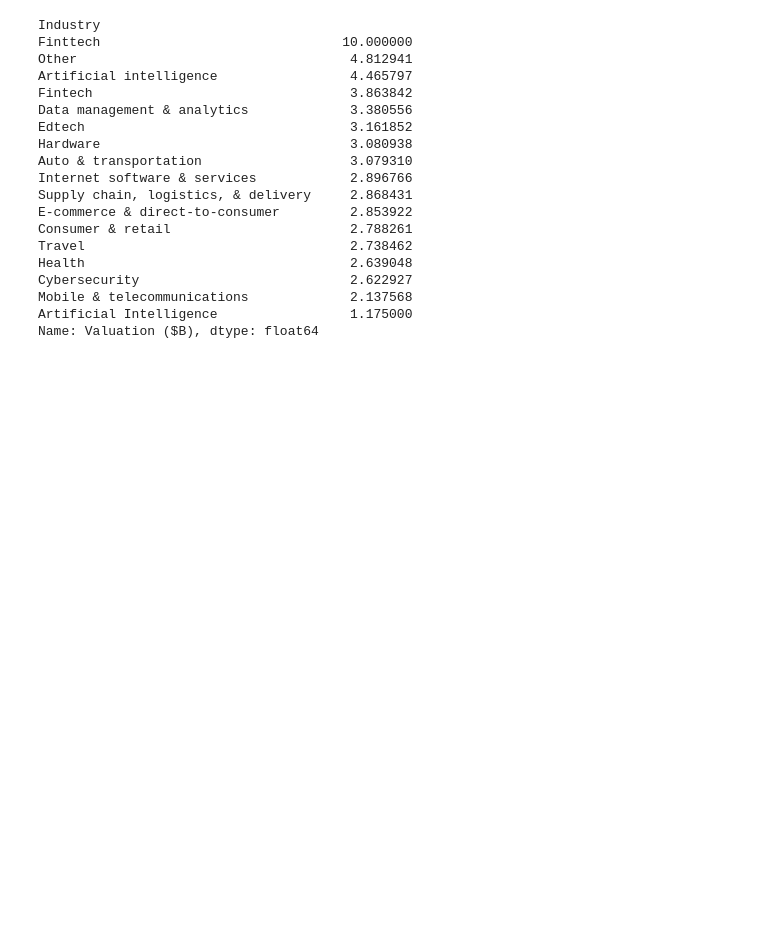
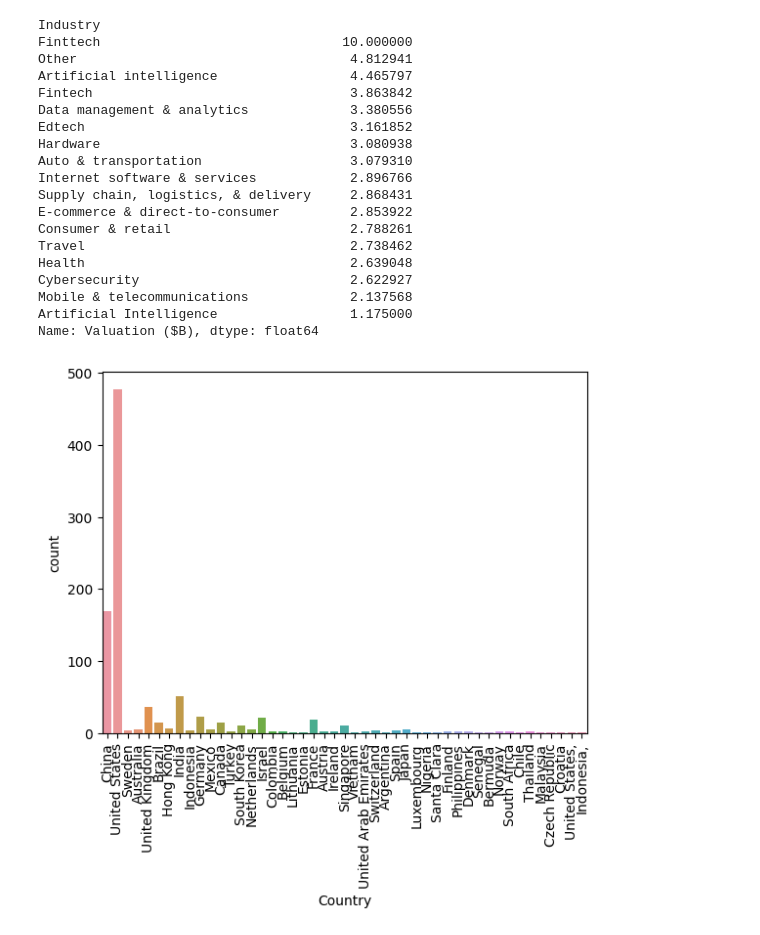
Before and after one commit to Shweta-singh-davv/python-data-science, a Jupyter notebook: startup.ipynb, the cells around one changed output. Saved outputs shown, nothing was run; the diff lists cells and outputs as text; code cells hidden in the pictures; blank space fills up the shorter version.

```diff
--- a/startup.ipynb
+++ b/startup.ipynb
@@ -147,3 +147,10 @@ Cybersecurity                           2.622927
 Mobile & telecommunications             2.137568
 Artificial Intelligence                 1.175000
 Name: Valuation ($B), dtype: float64
+# %%
+# country with highest number of startups are united states followed by china
+sns.countplot(x='Country',data = start_up)
+plt.xticks(rotation=90)
+plt.show()
+# %% [output]
+[figure, added]
```
Also changed, not shown: parts of 1 cell of this notebook.
